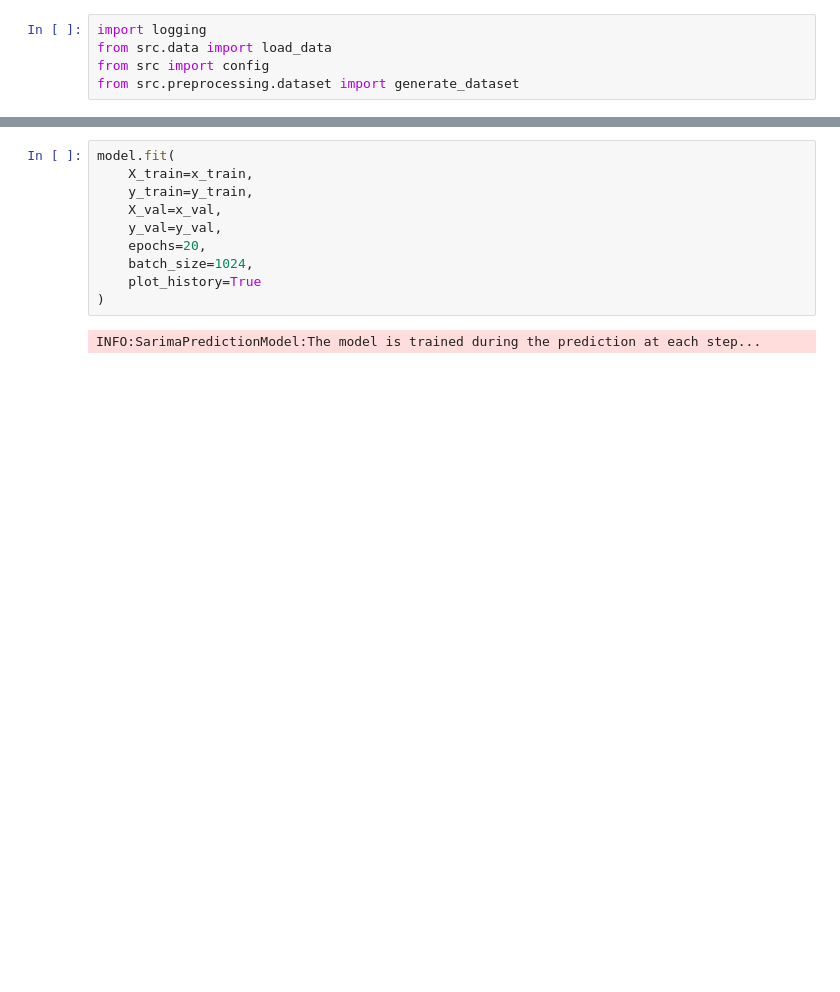
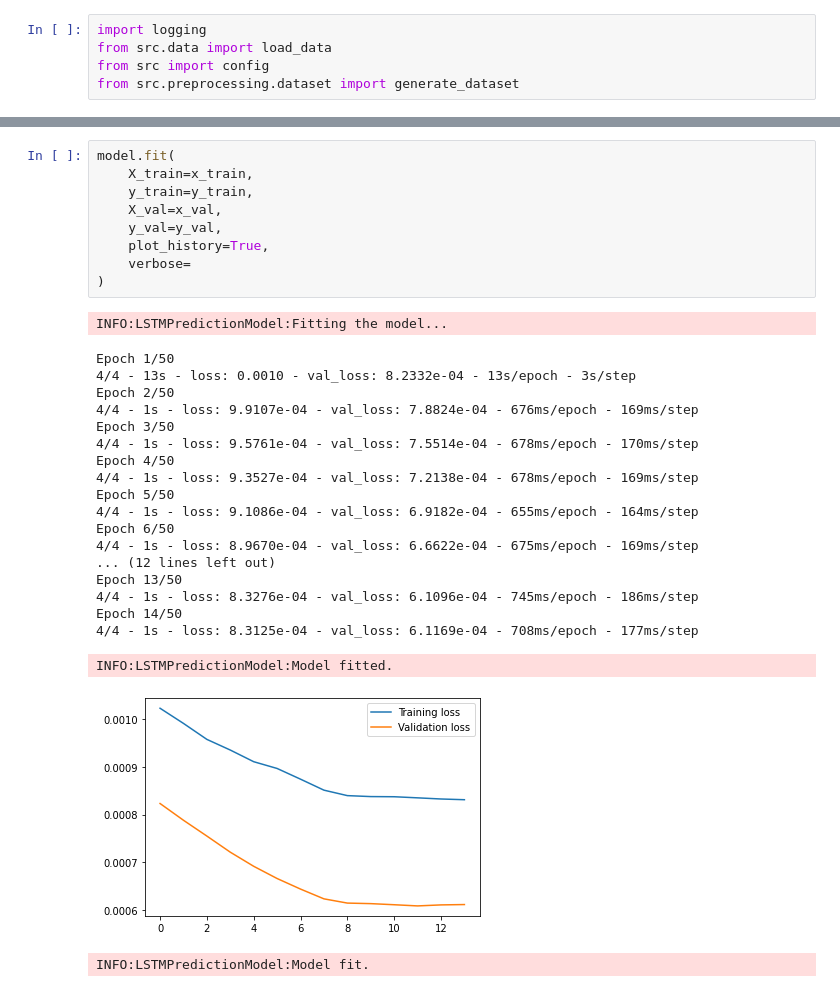
Before and after one commit to marcoboucas/irradiance, a Jupyter notebook: notebooks/train_lstm.ipynb, the cells around one changed output, grey strips where cells are left out. Cells and saved outputs as stored; diff of their text form; blank space fills up the shorter version.

```diff
--- a/notebooks/train_lstm.ipynb
+++ b/notebooks/train_lstm.ipynb
@@ -38,15 +51,34 @@ x_test, y_test = generate_dataset(
 # %%
 model.fit(
     X_train=x_train,
     y_train=y_train,
     X_val=x_val,
     y_val=y_val,
-    epochs=20,
-    batch_size=1024,
-    plot_history=True
+    plot_history=True,
+    verbose=
 )
 # %% [output]
-INFO:SarimaPredictionModel:The model is trained during the prediction at each step...
+INFO:LSTMPredictionModel:Fitting the model...
+Epoch 1/50
+4/4 - 13s - loss: 0.0010 - val_loss: 8.2332e-04 - 13s/epoch - 3s/step
+Epoch 2/50
+4/4 - 1s - loss: 9.9107e-04 - val_loss: 7.8824e-04 - 676ms/epoch - 169ms/step
+Epoch 3/50
+4/4 - 1s - loss: 9.5761e-04 - val_loss: 7.5514e-04 - 678ms/epoch - 170ms/step
+Epoch 4/50
+4/4 - 1s - loss: 9.3527e-04 - val_loss: 7.2138e-04 - 678ms/epoch - 169ms/step
+Epoch 5/50
+4/4 - 1s - loss: 9.1086e-04 - val_loss: 6.9182e-04 - 655ms/epoch - 164ms/step
+Epoch 6/50
+4/4 - 1s - loss: 8.9670e-04 - val_loss: 6.6622e-04 - 675ms/epoch - 169ms/step
+... (12 lines left out)
+Epoch 13/50
+4/4 - 1s - loss: 8.3276e-04 - val_loss: 6.1096e-04 - 745ms/epoch - 186ms/step
+Epoch 14/50
+4/4 - 1s - loss: 8.3125e-04 - val_loss: 6.1169e-04 - 708ms/epoch - 177ms/step
+INFO:LSTMPredictionModel:Model fitted.
+[figure, added]
+INFO:LSTMPredictionModel:Model fit.
 # %%
 # Check if we can predict
 x = x_test[0]
```
Also changed, not shown: parts of 9 cells of this notebook, 1 other file.
